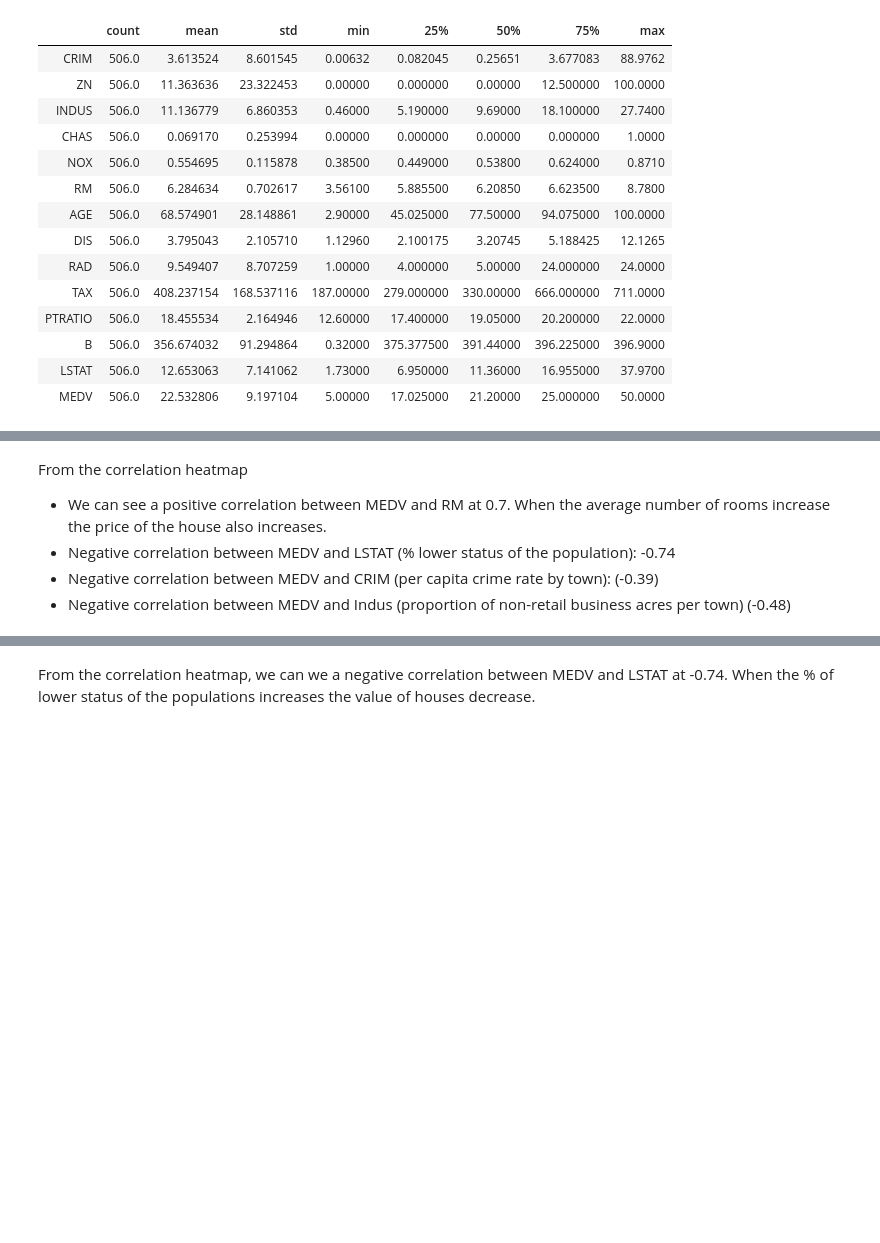
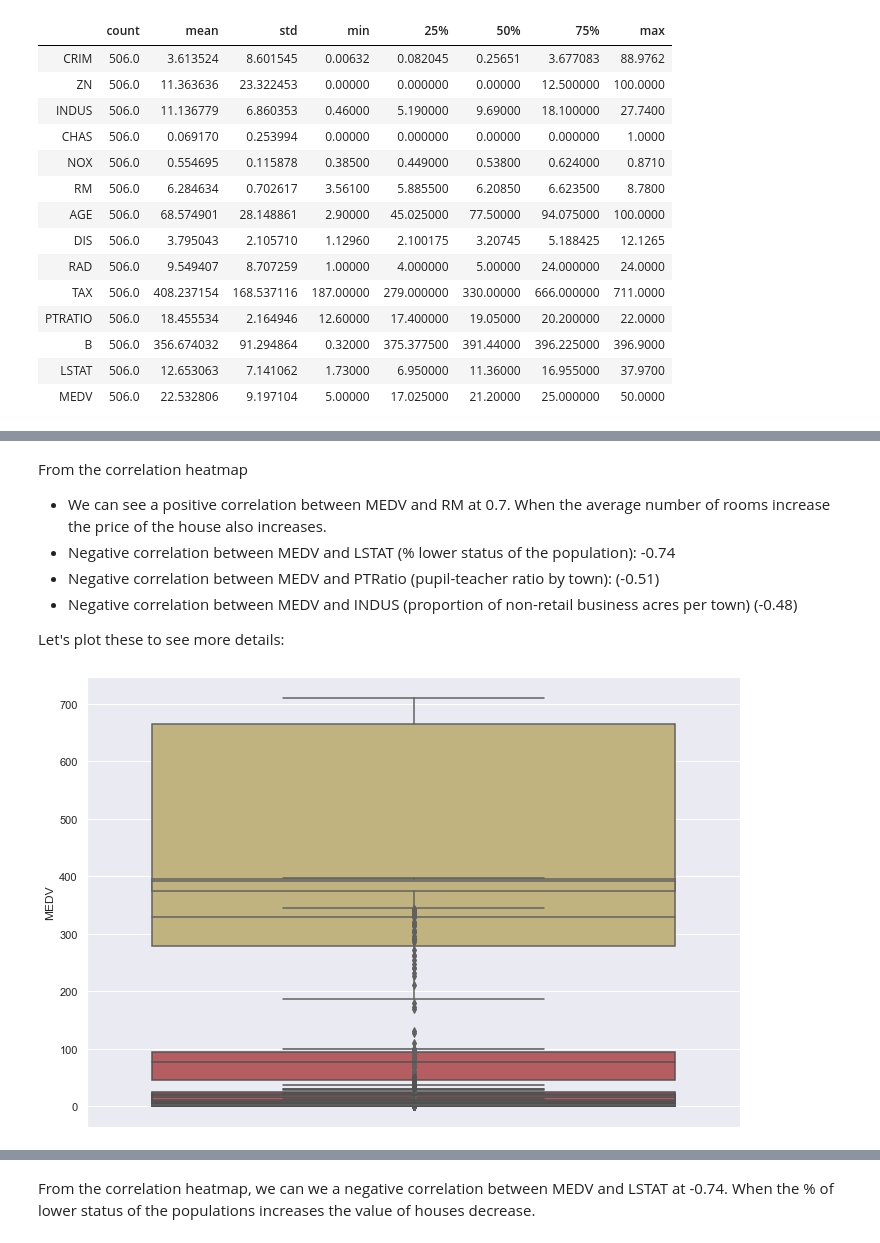
Before and after one commit to RitRa/MachineLearning-project, a Jupyter notebook: Machine Learning and Statistics Project 2019.ipynb, the cells around one changed output, grey strips where cells are left out. Cells and saved outputs as stored; diff of their text form; code cells hidden in the pictures; blank space fills up the shorter version.

```diff
--- a/Machine Learning and Statistics Project 2019.ipynb
+++ b/Machine Learning and Statistics Project 2019.ipynb
@@ -172,5 +226,7 @@ From the correlation heatmap
 
 - We can see a positive correlation between MEDV and RM at 0.7. When the average number of rooms increase the price of the house also increases.
 - Negative correlation between MEDV and LSTAT (% lower status of the population): -0.74
-- Negative correlation between MEDV and CRIM (per capita crime rate by town): (-0.39)
-- Negative correlation between MEDV and Indus (proportion of non-retail business acres per town) (-0.48)
+- Negative correlation between MEDV and PTRatio (pupil-teacher ratio by town): (-0.51)
+- Negative correlation between MEDV and INDUS (proportion of non-retail business acres per town) (-0.48)
+
+Let's plot these to see more details:
@@ -176,0 +237,12 @@ From the correlation heatmap
+# %%
+if not os.path.exists("plots/box"):
+    os.makedirs("plots/box")
+#@interact
+sns.set(color_codes=True)
+colors = ["y", "b", "g", "r"]
+
+for i, col in enumerate(boston, 1):
+   sns.boxplot(boston[col],color=random.choice(colors), orient="v")
+   plt.savefig("plots/box/box_" + str(i) + ".png")
+# %% [output]
+[figure, added]
```
Also changed, not shown: parts of 26 cells of this notebook, 34 other files.
